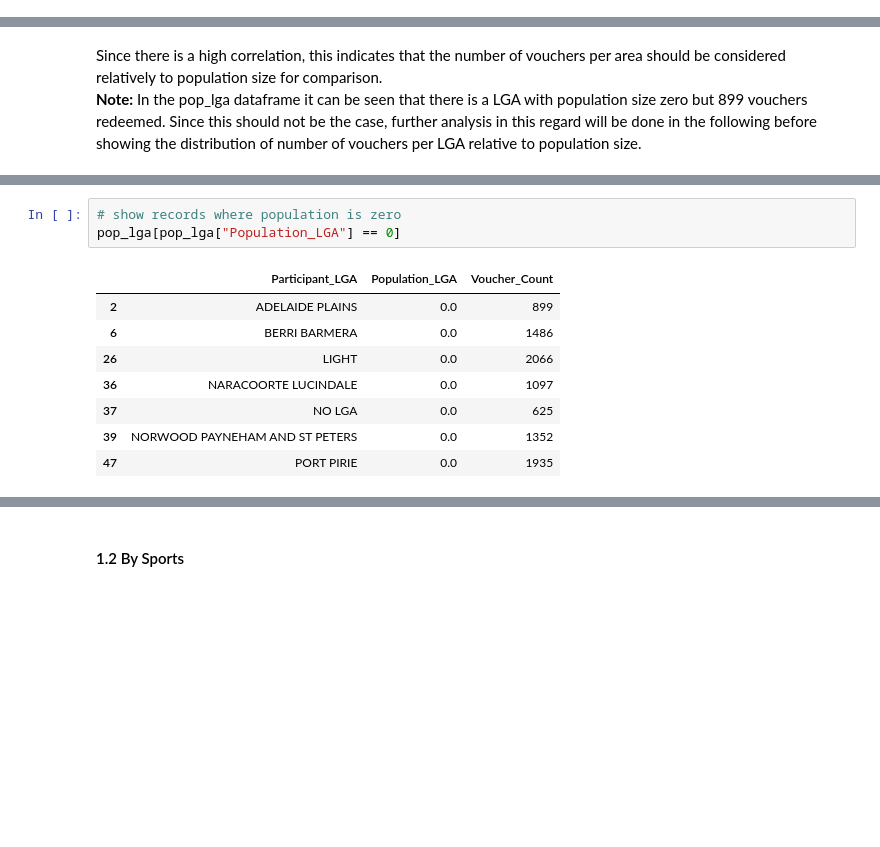
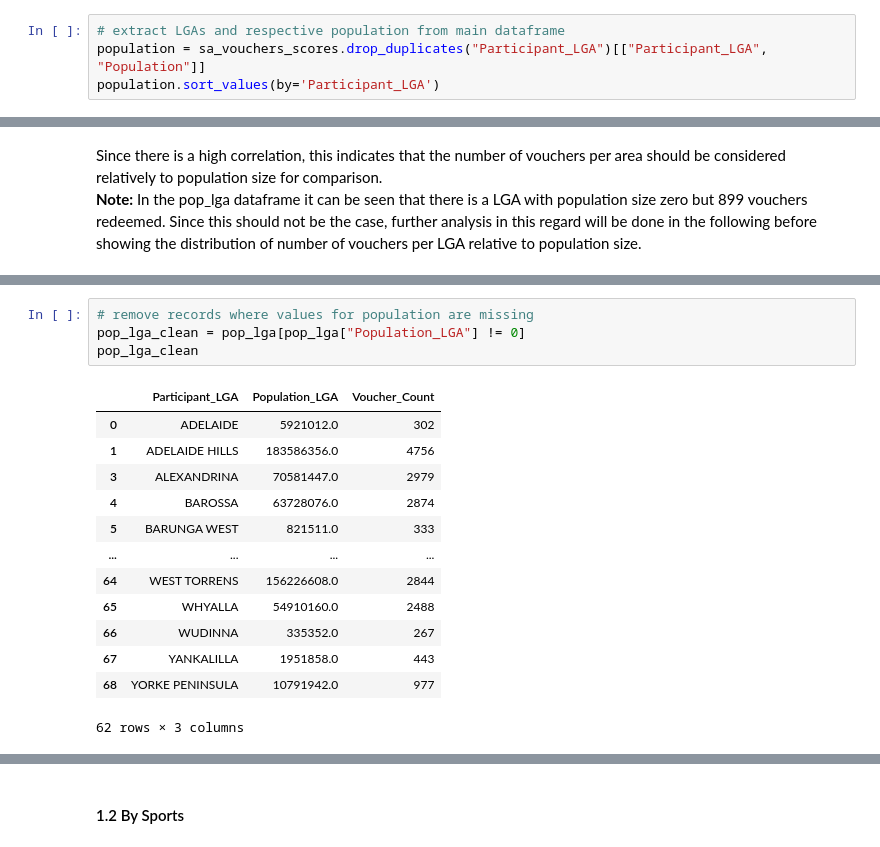
Before and after one commit to felix-rosenberger/Data-Science-Portfolio, a Jupyter notebook: Portfolio 2.ipynb, the cells around one changed output, grey strips where cells are left out. Saved outputs shown, nothing was run; the diff lists cells and outputs as text; blank space fills up the shorter version.

```diff
--- a/Portfolio 2.ipynb
+++ b/Portfolio 2.ipynb
@@ -142,0 +152,4 @@ sns.barplot(data=population, x="Population_LGA", y="Participant_LGA");
+# %%
+# extract LGAs and respective population from main dataframe
+population = sa_vouchers_scores.drop_duplicates("Participant_LGA")[["Participant_LGA", "Population"]]
+population.sort_values(by='Participant_LGA')
@@ -173,12 +221,18 @@ __Note:__ In the pop_lga dataframe it can be seen that there is a LGA with popul
 # %%
-# show records where population is zero
-pop_lga[pop_lga["Population_LGA"] == 0]
+# remove records where values for population are missing
+pop_lga_clean = pop_lga[pop_lga["Population_LGA"] != 0]
+pop_lga_clean
 # %% [output]
 |  | Participant_LGA | Population_LGA | Voucher_Count |
-| 2 | ADELAIDE PLAINS | 0.0 | 899 |
-| 6 | BERRI BARMERA | 0.0 | 1486 |
-| 26 | LIGHT | 0.0 | 2066 |
-| 36 | NARACOORTE LUCINDALE | 0.0 | 1097 |
-| 37 | NO LGA | 0.0 | 625 |
-| 39 | NORWOOD PAYNEHAM AND ST PETERS | 0.0 | 1352 |
-| 47 | PORT PIRIE | 0.0 | 1935 |
+| 0 | ADELAIDE | 5921012.0 | 302 |
+| 1 | ADELAIDE HILLS | 183586356.0 | 4756 |
+| 3 | ALEXANDRINA | 70581447.0 | 2979 |
+| 4 | BAROSSA | 63728076.0 | 2874 |
+| 5 | BARUNGA WEST | 821511.0 | 333 |
+| ... | ... | ... | ... |
+| 64 | WEST TORRENS | 156226608.0 | 2844 |
+| 65 | WHYALLA | 54910160.0 | 2488 |
+| 66 | WUDINNA | 335352.0 | 267 |
+| 67 | YANKALILLA | 1951858.0 | 443 |
+| 68 | YORKE PENINSULA | 10791942.0 | 977 |
+62 rows × 3 columns
```
Also changed, not shown: parts of 11 cells of this notebook.
